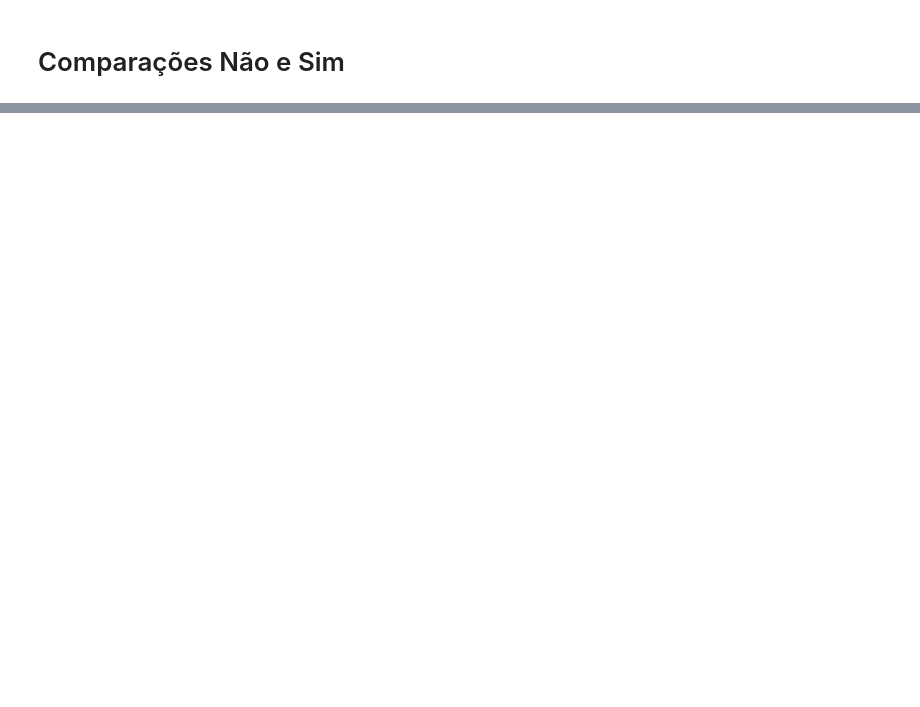
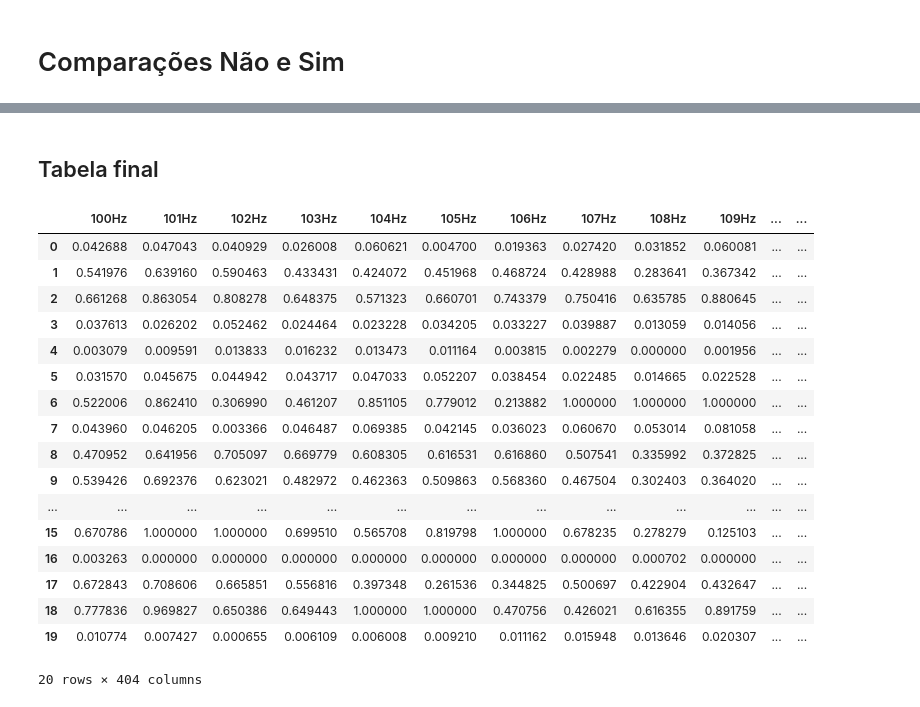
Before and after one commit to joaopedroFA/Redes-Neurais-Artificiais, a Jupyter notebook: experimentacao.ipynb, the cells around one changed output, grey strips where cells are left out. Cells and saved outputs as stored; diff of their text form; code cells hidden in the pictures; blank space fills up the shorter version.

Commit message:
Finalização da confecção do banco de dados

```diff
--- a/experimentacao.ipynb
+++ b/experimentacao.ipynb
@@ -90,0 +183,36 @@ plt.show()
+# %%
+# Embaralhando os dados
+df_embaralhado = df.sample(frac=1, random_state=42).reset_index(drop=True)
+
+# Separando a tabela
+X = df_embaralhado.iloc[:, :-4]
+
+y = df_embaralhado.iloc[:, -4:]
+# %%
+# Normalizando
+X_normalizado = (X - X.min()) / (X.max() - X.min())
+# %%
+df_normalizado = pd.concat([X_normalizado, y], axis=1)
+# %% [markdown]
+## Tabela final
+# %%
+df_normalizado
+# %% [output]
+|  | 100Hz | 101Hz | 102Hz | 103Hz | 104Hz | 105Hz | 106Hz | 107Hz | 108Hz | 109Hz | ... | ... |
+| 0 | 0.042688 | 0.047043 | 0.040929 | 0.026008 | 0.060621 | 0.004700 | 0.019363 | 0.027420 | 0.031852 | 0.060081 | ... | ... |
+| 1 | 0.541976 | 0.639160 | 0.590463 | 0.433431 | 0.424072 | 0.451968 | 0.468724 | 0.428988 | 0.283641 | 0.367342 | ... | ... |
+| 2 | 0.661268 | 0.863054 | 0.808278 | 0.648375 | 0.571323 | 0.660701 | 0.743379 | 0.750416 | 0.635785 | 0.880645 | ... | ... |
+| 3 | 0.037613 | 0.026202 | 0.052462 | 0.024464 | 0.023228 | 0.034205 | 0.033227 | 0.039887 | 0.013059 | 0.014056 | ... | ... |
+| 4 | 0.003079 | 0.009591 | 0.013833 | 0.016232 | 0.013473 | 0.011164 | 0.003815 | 0.002279 | 0.000000 | 0.001956 | ... | ... |
+| 5 | 0.031570 | 0.045675 | 0.044942 | 0.043717 | 0.047033 | 0.052207 | 0.038454 | 0.022485 | 0.014665 | 0.022528 | ... | ... |
+| 6 | 0.522006 | 0.862410 | 0.306990 | 0.461207 | 0.851105 | 0.779012 | 0.213882 | 1.000000 | 1.000000 | 1.000000 | ... | ... |
+| 7 | 0.043960 | 0.046205 | 0.003366 | 0.046487 | 0.069385 | 0.042145 | 0.036023 | 0.060670 | 0.053014 | 0.081058 | ... | ... |
+| 8 | 0.470952 | 0.641956 | 0.705097 | 0.669779 | 0.608305 | 0.616531 | 0.616860 | 0.507541 | 0.335992 | 0.372825 | ... | ... |
+| 9 | 0.539426 | 0.692376 | 0.623021 | 0.482972 | 0.462363 | 0.509863 | 0.568360 | 0.467504 | 0.302403 | 0.364020 | ... | ... |
+| ... | ... | ... | ... | ... | ... | ... | ... | ... | ... | ... | ... | ... |
+| 15 | 0.670786 | 1.000000 | 1.000000 | 0.699510 | 0.565708 | 0.819798 | 1.000000 | 0.678235 | 0.278279 | 0.125103 | ... | ... |
+| 16 | 0.003263 | 0.000000 | 0.000000 | 0.000000 | 0.000000 | 0.000000 | 0.000000 | 0.000000 | 0.000702 | 0.000000 | ... | ... |
+| 17 | 0.672843 | 0.708606 | 0.665851 | 0.556816 | 0.397348 | 0.261536 | 0.344825 | 0.500697 | 0.422904 | 0.432647 | ... | ... |
+| 18 | 0.777836 | 0.969827 | 0.650386 | 0.649443 | 1.000000 | 1.000000 | 0.470756 | 0.426021 | 0.616355 | 0.891759 | ... | ... |
+| 19 | 0.010774 | 0.007427 | 0.000655 | 0.006109 | 0.006008 | 0.009210 | 0.011162 | 0.015948 | 0.013646 | 0.020307 | ... | ... |
+20 rows × 404 columns
```
Also changed, not shown: parts of 7 cells of this notebook, 3 other files.
